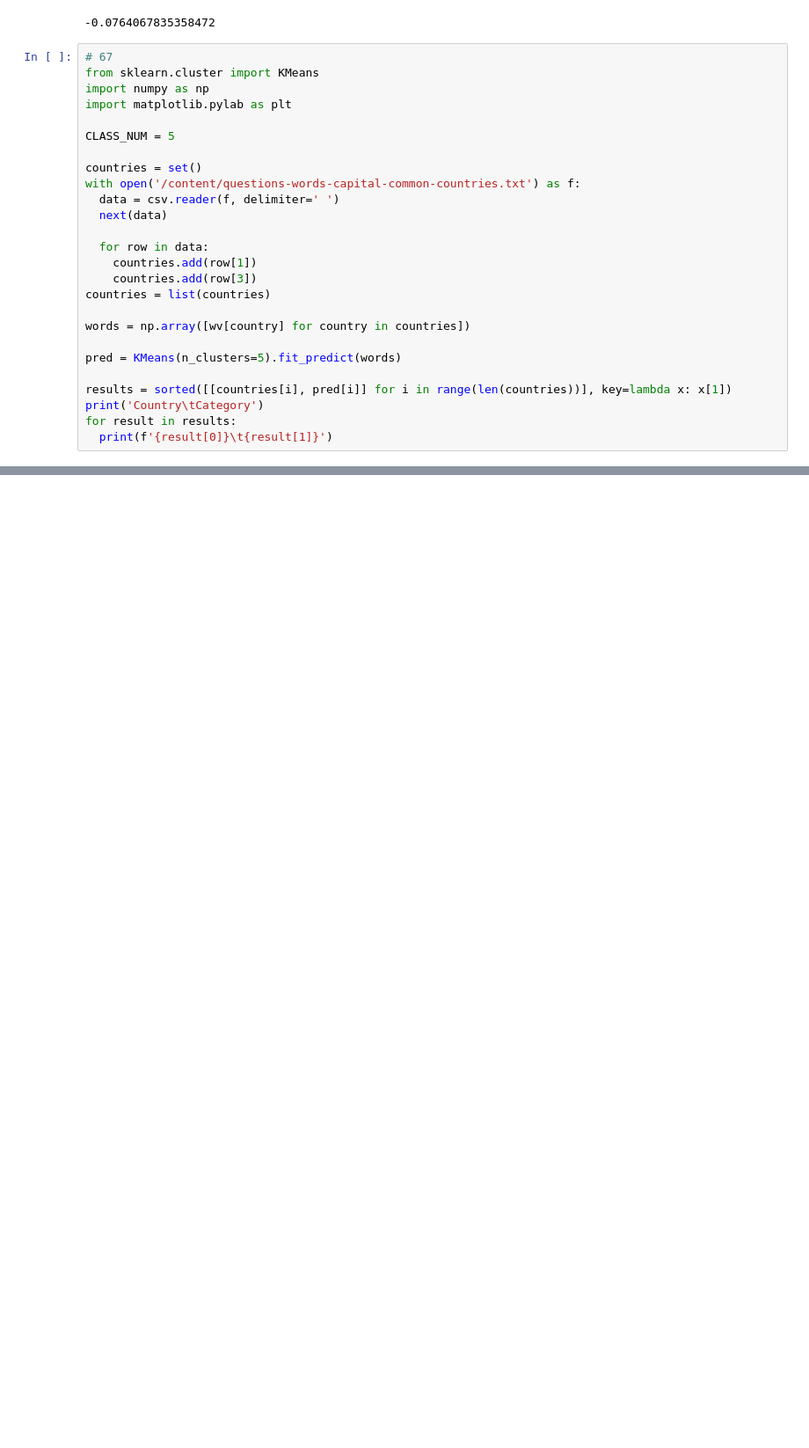
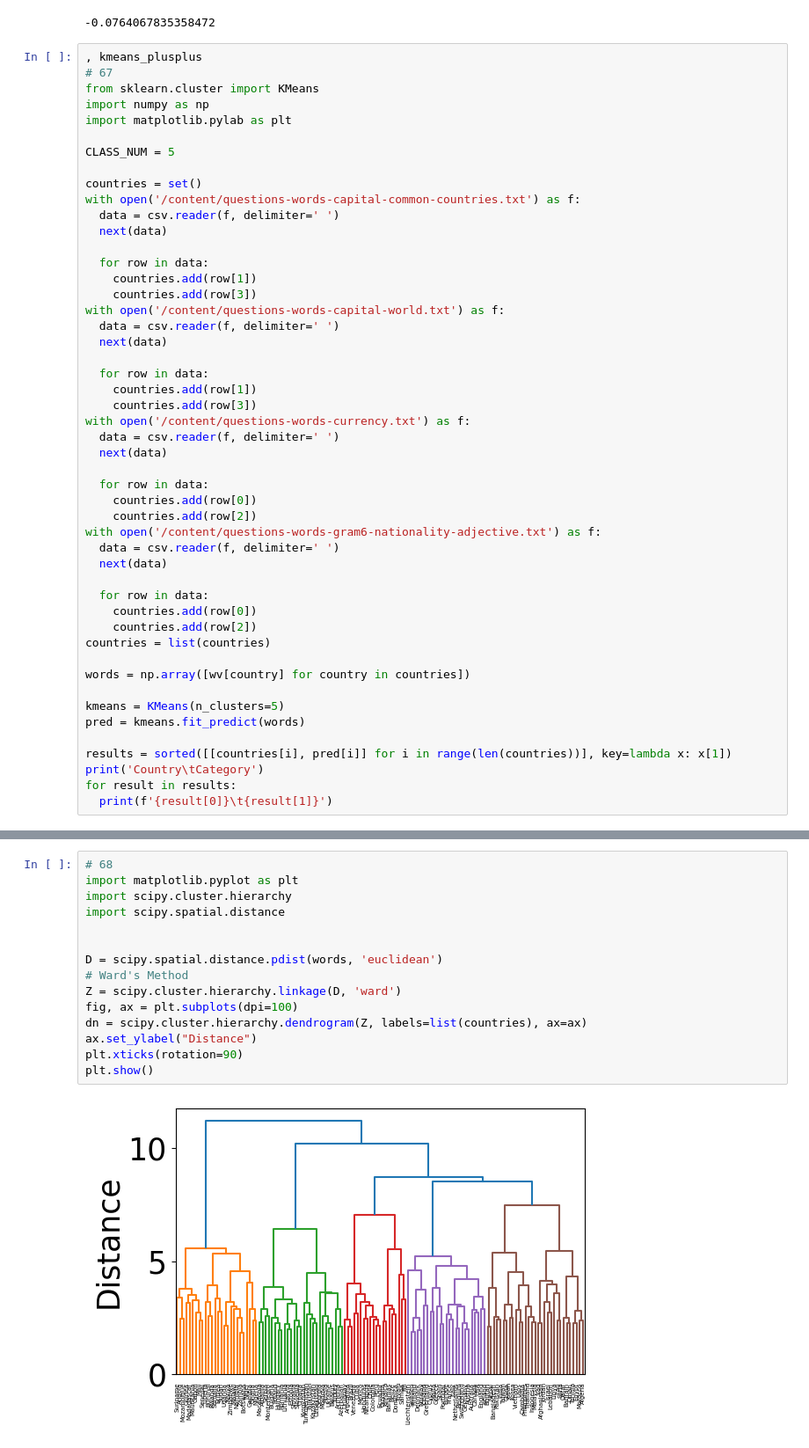
Before and after one commit to paotabetai/NLP100, a Jupyter notebook: C7_Word_Embedding.ipynb, the cells around one changed output, grey strips where cells are left out. Shown at 88% size. Saved outputs shown, nothing was run; the diff lists cells and outputs as text; blank space fills up the shorter version.

```diff
--- a/C7_Word_Embedding.ipynb
+++ b/C7_Word_Embedding.ipynb
@@ -224,6 +224,7 @@ print(correlation)
 # %% [output]
 -0.0764067835358472
 # %%
+, kmeans_plusplus
 # 67
 from sklearn.cluster import KMeans
 import numpy as np
@@ -239,11 +240,33 @@ with open('/content/questions-words-capital-common-countries.txt') as f:
   for row in data:
     countries.add(row[1])
     countries.add(row[3])
+with open('/content/questions-words-capital-world.txt') as f:
+  data = csv.reader(f, delimiter=' ')
+  next(data)
+
+  for row in data:
+    countries.add(row[1])
+    countries.add(row[3])
+with open('/content/questions-words-currency.txt') as f:
+  data = csv.reader(f, delimiter=' ')
+  next(data)
+
+  for row in data:
+    countries.add(row[0])
+    countries.add(row[2])
+with open('/content/questions-words-gram6-nationality-adjective.txt') as f:
+  data = csv.reader(f, delimiter=' ')
+  next(data)
+
+  for row in data:
+    countries.add(row[0])
+    countries.add(row[2])
 countries = list(countries)
 
 words = np.array([wv[country] for country in countries])
 
-pred = KMeans(n_clusters=5).fit_predict(words)
+kmeans = KMeans(n_clusters=5)
+pred = kmeans.fit_predict(words)
 
 results = sorted([[countries[i], pred[i]] for i in range(len(countries))], key=lambda x: x[1])
 print('Country\tCategory')
@@ -269,0 +293,17 @@ Russia  4
+# %%
+# 68
+import matplotlib.pyplot as plt
+import scipy.cluster.hierarchy
+import scipy.spatial.distance
+
+
+D = scipy.spatial.distance.pdist(words, 'euclidean')
+# Ward's Method
+Z = scipy.cluster.hierarchy.linkage(D, 'ward')
+fig, ax = plt.subplots(dpi=100)
+dn = scipy.cluster.hierarchy.dendrogram(Z, labels=list(countries), ax=ax)
+ax.set_ylabel("Distance")
+plt.xticks(rotation=90)
+plt.show()
+# %% [output]
+[figure, added]
```
Also changed, not shown: parts of 7 cells of this notebook.
